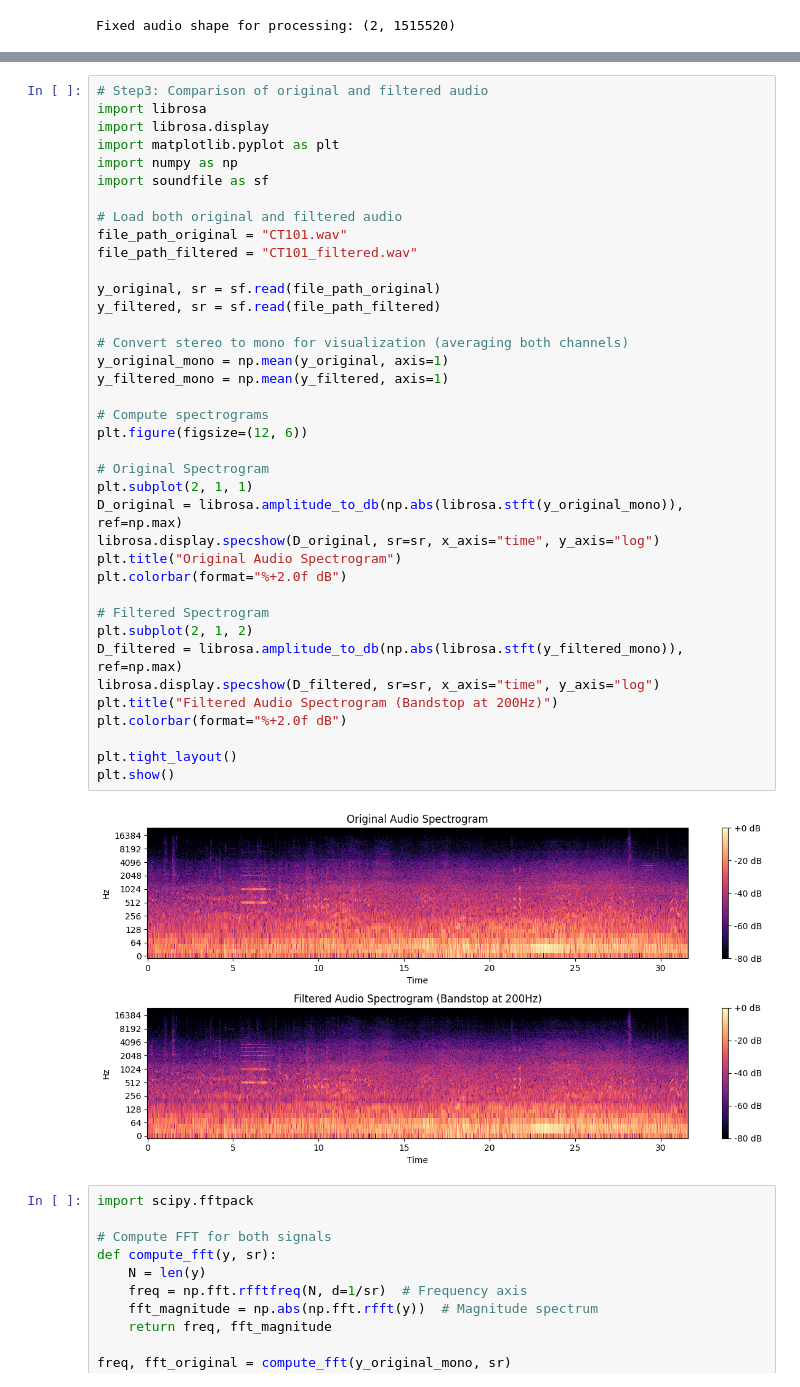
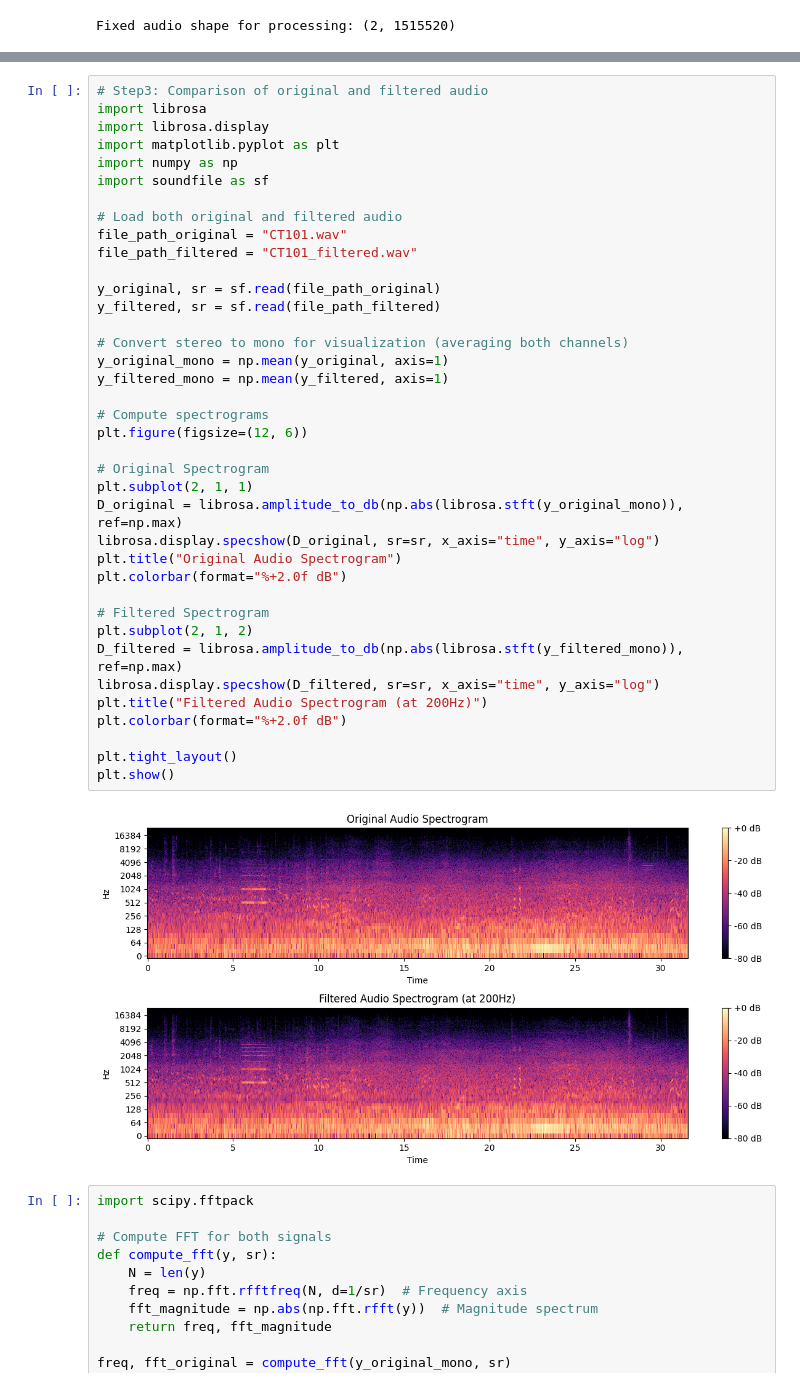
Before and after one commit to xiangfangacoustics/Soundscape, a Jupyter notebook: Documents/Acoustics/AMM_bandstop_filter.ipynb, the cells around one changed output, grey strips where cells are left out. Saved outputs shown, nothing was run; the diff lists cells and outputs as text.

```diff
--- a/Documents/Acoustics/AMM_bandstop_filter.ipynb
+++ b/Documents/Acoustics/AMM_bandstop_filter.ipynb
@@ -212,35 +208,35 @@ import soundfile as sf
 # Load both original and filtered audio
 file_path_original = "CT101.wav"
 file_path_filtered = "CT101_filtered.wav"
 
 y_original, sr = sf.read(file_path_original)
 y_filtered, sr = sf.read(file_path_filtered)
 
 # Convert stereo to mono for visualization (averaging both channels)
 y_original_mono = np.mean(y_original, axis=1)
 y_filtered_mono = np.mean(y_filtered, axis=1)
 
 # Compute spectrograms
 plt.figure(figsize=(12, 6))
 
 # Original Spectrogram
 plt.subplot(2, 1, 1)
 D_original = librosa.amplitude_to_db(np.abs(librosa.stft(y_original_mono)), ref=np.max)
 librosa.display.specshow(D_original, sr=sr, x_axis="time", y_axis="log")
 plt.title("Original Audio Spectrogram")
 plt.colorbar(format="%+2.0f dB")
 
 # Filtered Spectrogram
 plt.subplot(2, 1, 2)
 D_filtered = librosa.amplitude_to_db(np.abs(librosa.stft(y_filtered_mono)), ref=np.max)
 librosa.display.specshow(D_filtered, sr=sr, x_axis="time", y_axis="log")
-plt.title("Filtered Audio Spectrogram (Bandstop at 200Hz)")
+plt.title("Filtered Audio Spectrogram (at 200Hz)")
 plt.colorbar(format="%+2.0f dB")
 
 plt.tight_layout()
 plt.show()
 # %% [output]
-[figure, old version]
+[figure, new version]
 # %%
 import scipy.fftpack
 
```
Also changed, not shown: parts of 11 cells of this notebook.
